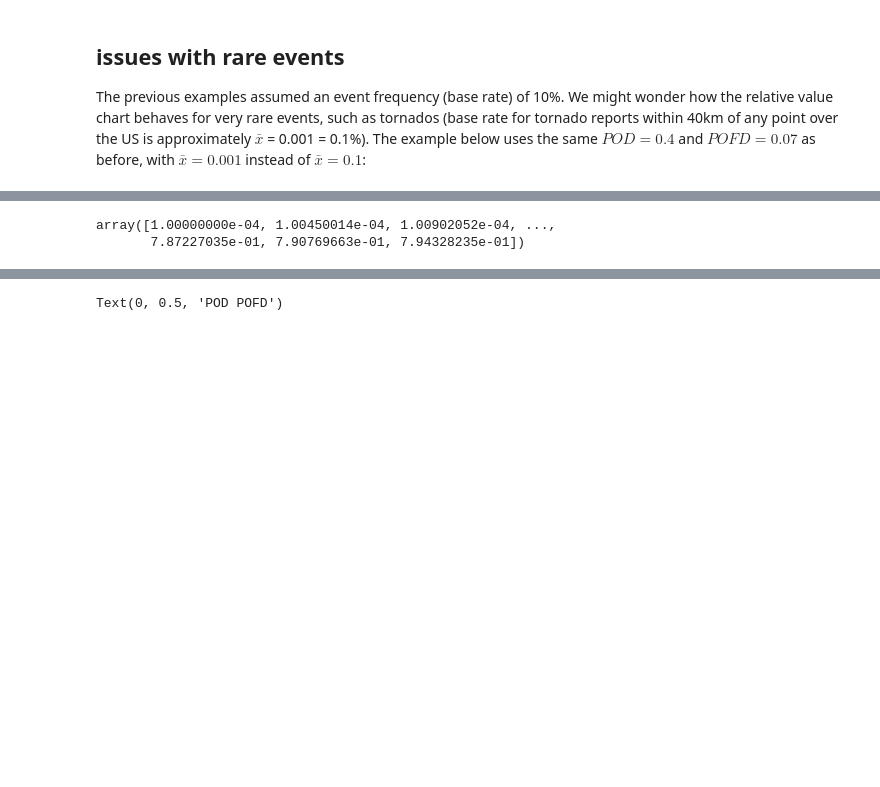
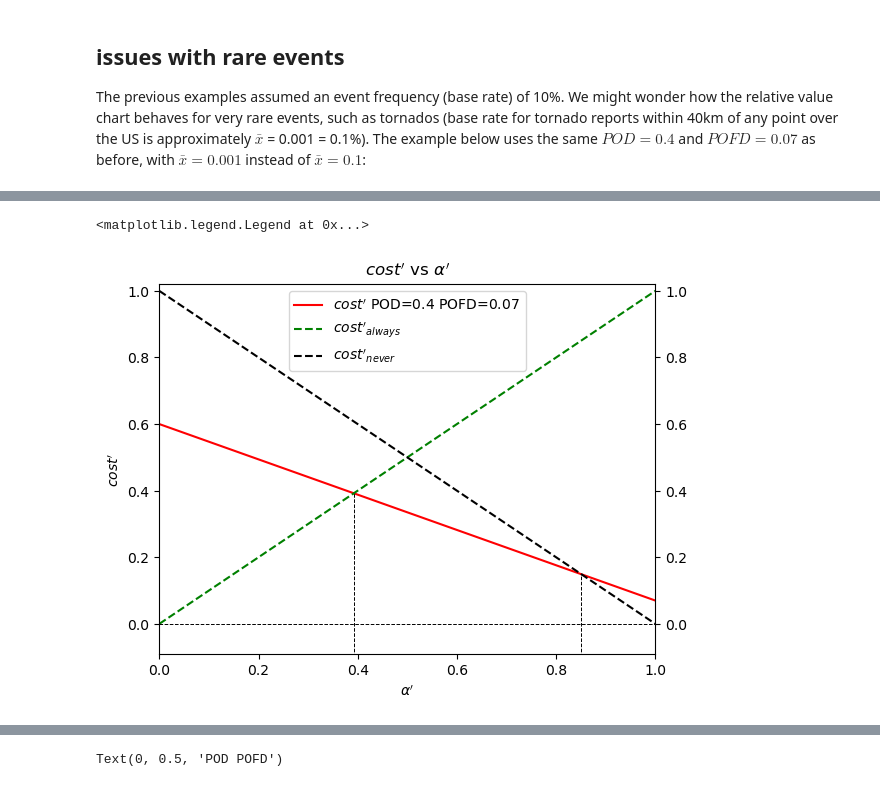
Before and after one commit to baldwin-ou/verification, a Jupyter notebook: cost_base_rate.ipynb, the cells around one changed output, grey strips where cells are left out. Saved outputs shown, nothing was run; the diff lists cells and outputs as text; code cells hidden in the pictures; blank space fills up the shorter version.

```diff
--- a/cost_base_rate.ipynb
+++ b/cost_base_rate.ipynb
@@ -430,5 +448,34 @@ cost_{norm}=(1-POD)(1-\alpha') + POFD\alpha'
 # %%
-np.logspace(-4.0,-0.1,2001)
+# Drummond and Holte cost curve
+
+pod1=0.4
+pofd1=0.07
+
+alpha=np.linspace(0.0,1.,101)
+cost=np.zeros_like(alpha)
+cost_always=alpha
+cost_never=1.-alpha
+
+fig,axs=plt.subplots()
+
+lbl=r"$cost'$"+f' POD={np.round(pod1,2)} POFD={np.round(pofd1,2)}'
+cost=pofd1*alpha+(1.-pod1)*(1.-alpha)
+axs.plot(alpha,cost,color='xkcd:fire engine red',label=lbl)
+axs.plot(alpha,cost_always,'g--',label=r"$cost'_{always}$")
+axs.plot(alpha,cost_never,'k--',label=r"$cost'_{never}$")
+axs.plot([0.,1.],[0.,0.],'k--',lw=0.7)
+alpha_low=(1.-pod1)/(2.-pod1-pofd1)
+alpha_hi=pod1/(pod1+pofd1)
+axs.plot([alpha_low,alpha_low],[-0.1,pofd1*alpha_low+(1.-pod1)*(1.-alpha_low)],'k--',lw=0.7)
+axs.plot([alpha_hi,alpha_hi],[-0.1,pofd1*alpha_hi+(1.-pod1)*(1.-alpha_hi)],'k--',lw=0.7)
+axs.tick_params(axis='y', which='both', left=True, right=True, labelleft=True,labelright=True)
+axs.set_xlim(0.,1.0)
+axs.set_ylim(-0.09,1.02)
+
+axs.set_title(r"$cost'$ vs $\alpha'$")
+axs.set_xlabel(r"$\alpha'$")
+axs.set_ylabel(r"$cost'$")
+axs.legend()
 # %% [output]
-array([1.00000000e-04, 1.00450014e-04, 1.00902052e-04, ...,
-       7.87227035e-01, 7.90769663e-01, 7.94328235e-01])
+<matplotlib.legend.Legend at 0x...>
+[figure, added]
```
Also changed, not shown: parts of 15 cells of this notebook.
